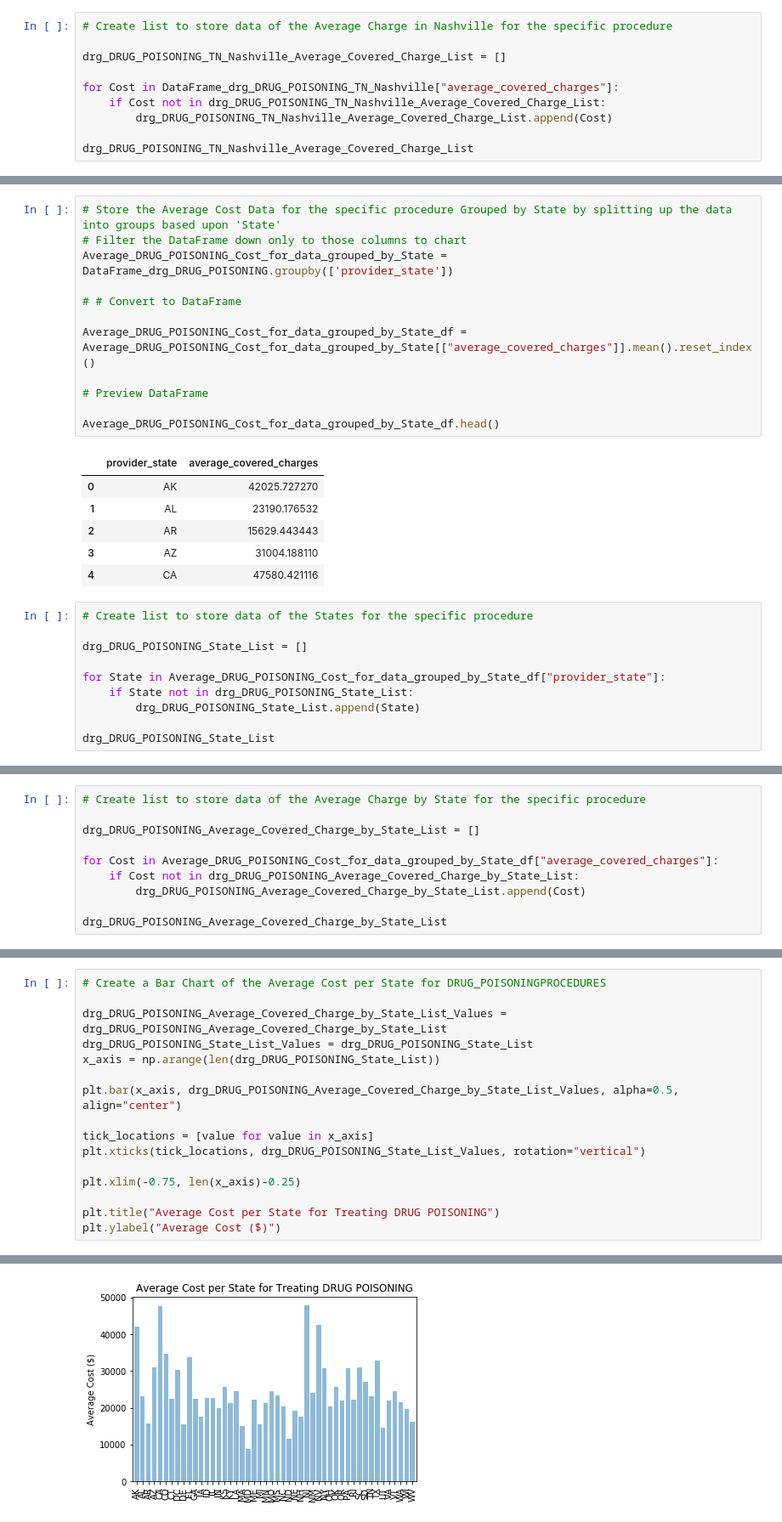
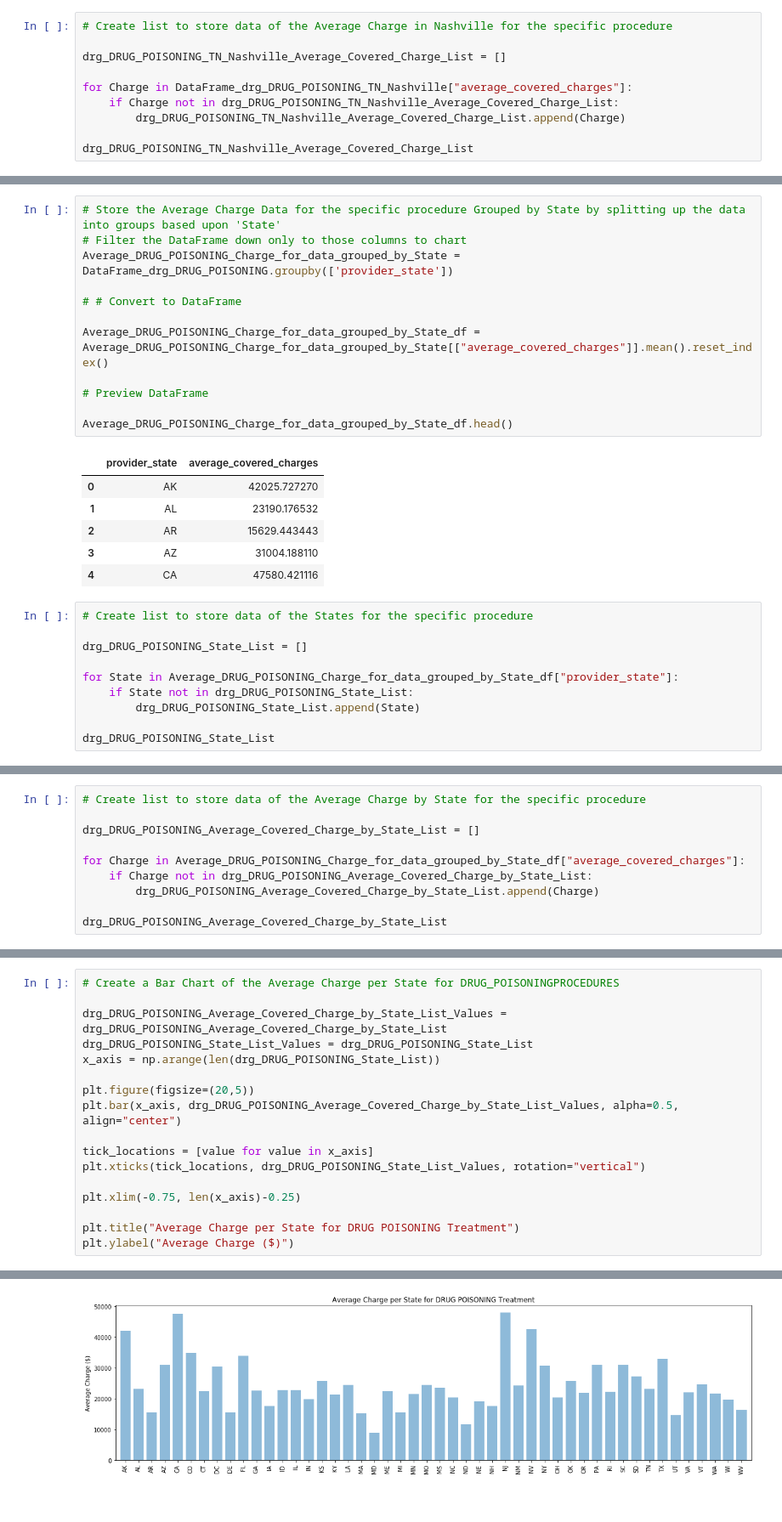
Before and after one commit to santannarenata/Healthcare_project, a Jupyter notebook: Code-API Updated.ipynb, the cells around one changed output, grey strips where cells are left out. Shown at 85% size. Drawn from its saved outputs; the diff is of its cells as text.

```diff
--- a/Code-API Updated.ipynb
+++ b/Code-API Updated.ipynb
@@ -1948,9 +1950,9 @@ drg_DRUG_POISONING_TN_Nashville_ProviderList
 
 drg_DRUG_POISONING_TN_Nashville_Average_Covered_Charge_List = []
 
-for Cost in DataFrame_drg_DRUG_POISONING_TN_Nashville["average_covered_charges"]:
-    if Cost not in drg_DRUG_POISONING_TN_Nashville_Average_Covered_Charge_List:
-        drg_DRUG_POISONING_TN_Nashville_Average_Covered_Charge_List.append(Cost)
+for Charge in DataFrame_drg_DRUG_POISONING_TN_Nashville["average_covered_charges"]:
+    if Charge not in drg_DRUG_POISONING_TN_Nashville_Average_Covered_Charge_List:
+        drg_DRUG_POISONING_TN_Nashville_Average_Covered_Charge_List.append(Charge)
 
 drg_DRUG_POISONING_TN_Nashville_Average_Covered_Charge_List
 # %% [output]
@@ -2010,15 +2012,15 @@ Text(0, 0.5, 'Average Cost ($)')
 # %%
-# Store the Average Cost Data for the specific procedure Grouped by State by splitting up the data into groups based upon 'State'
+# Store the Average Charge Data for the specific procedure Grouped by State by splitting up the data into groups based upon 'State'
 # Filter the DataFrame down only to those columns to chart
-Average_DRUG_POISONING_Cost_for_data_grouped_by_State = DataFrame_drg_DRUG_POISONING.groupby(['provider_state'])
+Average_DRUG_POISONING_Charge_for_data_grouped_by_State = DataFrame_drg_DRUG_POISONING.groupby(['provider_state'])
 
 # # Convert to DataFrame
 
-Average_DRUG_POISONING_Cost_for_data_grouped_by_State_df = Average_DRUG_POISONING_Cost_for_data_grouped_by_State[["average_covered_charges"]].mean().reset_index()
+Average_DRUG_POISONING_Charge_for_data_grouped_by_State_df = Average_DRUG_POISONING_Charge_for_data_grouped_by_State[["average_covered_charges"]].mean().reset_index()
 
 # Preview DataFrame
 
-Average_DRUG_POISONING_Cost_for_data_grouped_by_State_df.head()
+Average_DRUG_POISONING_Charge_for_data_grouped_by_State_df.head()
 # %% [output]
 |  | provider_state | average_covered_charges |
 | 0 | AK | 42025.727270 |
@@ -2031,7 +2033,7 @@ Average_DRUG_POISONING_Cost_for_data_grouped_by_State_df.head()
 
 drg_DRUG_POISONING_State_List = []
 
-for State in Average_DRUG_POISONING_Cost_for_data_grouped_by_State_df["provider_state"]:
+for State in Average_DRUG_POISONING_Charge_for_data_grouped_by_State_df["provider_state"]:
     if State not in drg_DRUG_POISONING_State_List:
         drg_DRUG_POISONING_State_List.append(State)
 
@@ -2059,9 +2061,9 @@ drg_DRUG_POISONING_State_List
 
 drg_DRUG_POISONING_Average_Covered_Charge_by_State_List = []
 
-for Cost in Average_DRUG_POISONING_Cost_for_data_grouped_by_State_df["average_covered_charges"]:
-    if Cost not in drg_DRUG_POISONING_Average_Covered_Charge_by_State_List:
-        drg_DRUG_POISONING_Average_Covered_Charge_by_State_List.append(Cost)
+for Charge in Average_DRUG_POISONING_Charge_for_data_grouped_by_State_df["average_covered_charges"]:
+    if Charge not in drg_DRUG_POISONING_Average_Covered_Charge_by_State_List:
+        drg_DRUG_POISONING_Average_Covered_Charge_by_State_List.append(Charge)
 
 drg_DRUG_POISONING_Average_Covered_Charge_by_State_List
 # %% [output]
@@ -2109,12 +2111,13 @@ Average_Cost_of_DRUG_POISONING_per_State
 | 46 | 918 - POISONING & TOXIC EFFECTS O... | WI | 19641.432575 |
 | 47 | 918 - POISONING & TOXIC EFFECTS O... | WV | 16233.081970 |
 # %%
-# Create a Bar Chart of the Average Cost per State for DRUG_POISONINGPROCEDURES
+# Create a Bar Chart of the Average Charge per State for DRUG_POISONINGPROCEDURES
 
 drg_DRUG_POISONING_Average_Covered_Charge_by_State_List_Values = drg_DRUG_POISONING_Average_Covered_Charge_by_State_List
 drg_DRUG_POISONING_State_List_Values = drg_DRUG_POISONING_State_List
 x_axis = np.arange(len(drg_DRUG_POISONING_State_List))
 
+plt.figure(figsize=(20,5))
 plt.bar(x_axis, drg_DRUG_POISONING_Average_Covered_Charge_by_State_List_Values, alpha=0.5, align="center")
 
 tick_locations = [value for value in x_axis]
@@ -2122,6 +2125,6 @@ plt.xticks(tick_locations, drg_DRUG_POISONING_State_List_Values, rotation="verti
 
 plt.xlim(-0.75, len(x_axis)-0.25)
 
-plt.title("Average Cost per State for Treating DRUG POISONING")
-plt.ylabel("Average Cost ($)")
+plt.title("Average Charge per State for DRUG POISONING Treatment")
+plt.ylabel("Average Charge ($)")
 # %% [output]
@@ -2129,4 +2132,4 @@ Text(0, 0.5, 'Average Cost ($)')
-[figure, old version]
+[figure, new version]
 # %%
 # Store the Total Discharge Volume Data for the specific procedure Grouped by Provider by splitting up the data into groups based upon 'Provider'
 # Filter the DataFrame down only to those columns to chart
```
Also changed, not shown: parts of 38 cells of this notebook, 1 other file.
